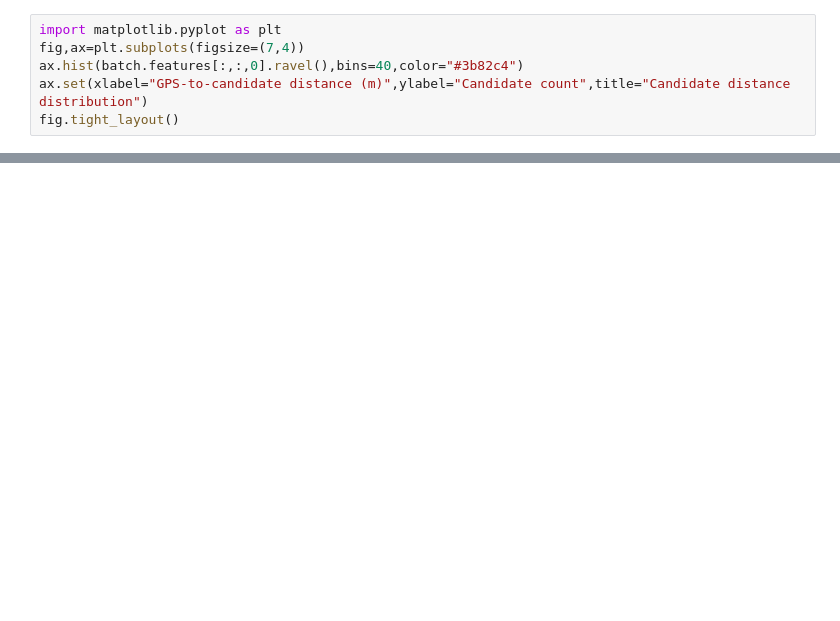
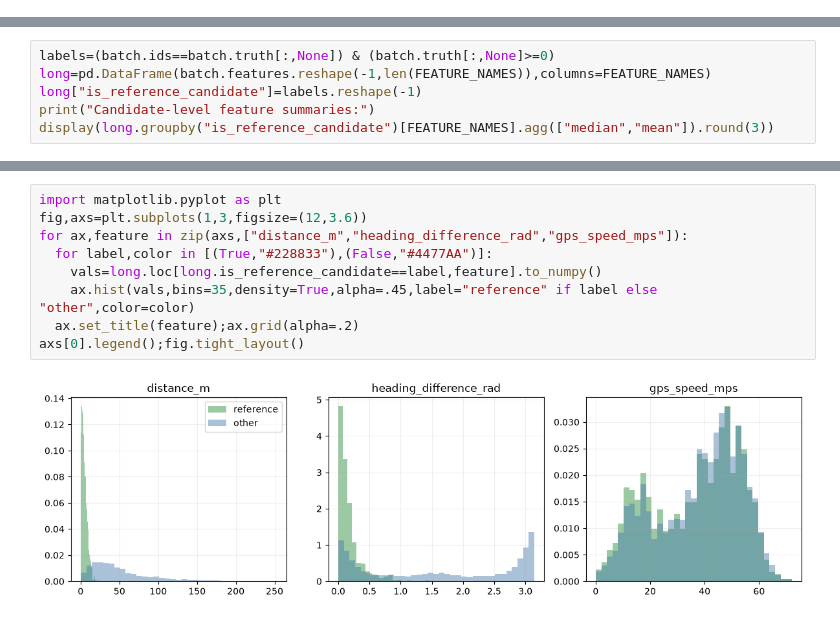
Before and after one commit to Yashtadi/12_MLHack, a Jupyter notebook: notebooks/03_Candidate_Generation_Features.ipynb, the cells around one changed output, grey strips where cells are left out. Saved outputs shown, nothing was run; the diff lists cells and outputs as text; blank space fills up the shorter version.

```diff
--- a/notebooks/03_Candidate_Generation_Features.ipynb
+++ b/notebooks/03_Candidate_Generation_Features.ipynb
@@ -56,6 +91,0 @@ This is a compact, task-motivated first set. A formal feature-ablation experimen
-# %%
-import matplotlib.pyplot as plt
-fig,ax=plt.subplots(figsize=(7,4))
-ax.hist(batch.features[:,:,0].ravel(),bins=40,color="#3b82c4")
-ax.set(xlabel="GPS-to-candidate distance (m)",ylabel="Candidate count",title="Candidate distance distribution")
-fig.tight_layout()
@@ -63,0 +96,6 @@ fig.tight_layout()
+# %%
+labels=(batch.ids==batch.truth[:,None]) & (batch.truth[:,None]>=0)
+long=pd.DataFrame(batch.features.reshape(-1,len(FEATURE_NAMES)),columns=FEATURE_NAMES)
+long["is_reference_candidate"]=labels.reshape(-1)
+print("Candidate-level feature summaries:")
+display(long.groupby("is_reference_candidate")[FEATURE_NAMES].agg(["median","mean"]).round(3))
@@ -63,0 +109,11 @@ fig.tight_layout()
+# %%
+import matplotlib.pyplot as plt
+fig,axs=plt.subplots(1,3,figsize=(12,3.6))
+for ax,feature in zip(axs,["distance_m","heading_difference_rad","gps_speed_mps"]):
+  for label,color in [(True,"#228833"),(False,"#4477AA")]:
+    vals=long.loc[long.is_reference_candidate==label,feature].to_numpy()
+    ax.hist(vals,bins=35,density=True,alpha=.45,label="reference" if label else "other",color=color)
+  ax.set_title(feature);ax.grid(alpha=.2)
+axs[0].legend();fig.tight_layout()
+# %% [output]
+[figure, added]
```
Also changed, not shown: parts of 16 cells of this notebook, 25 other files.
